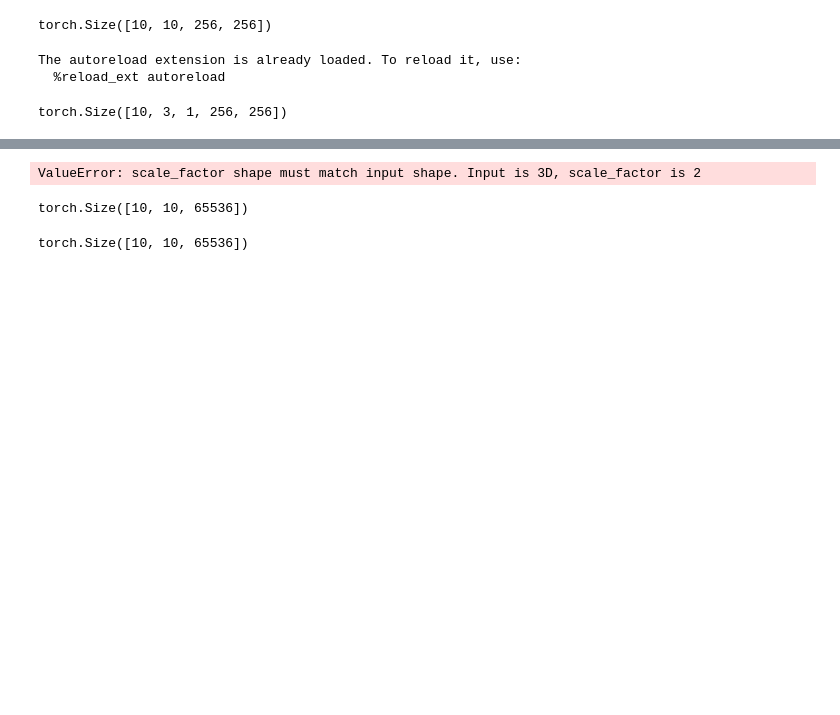
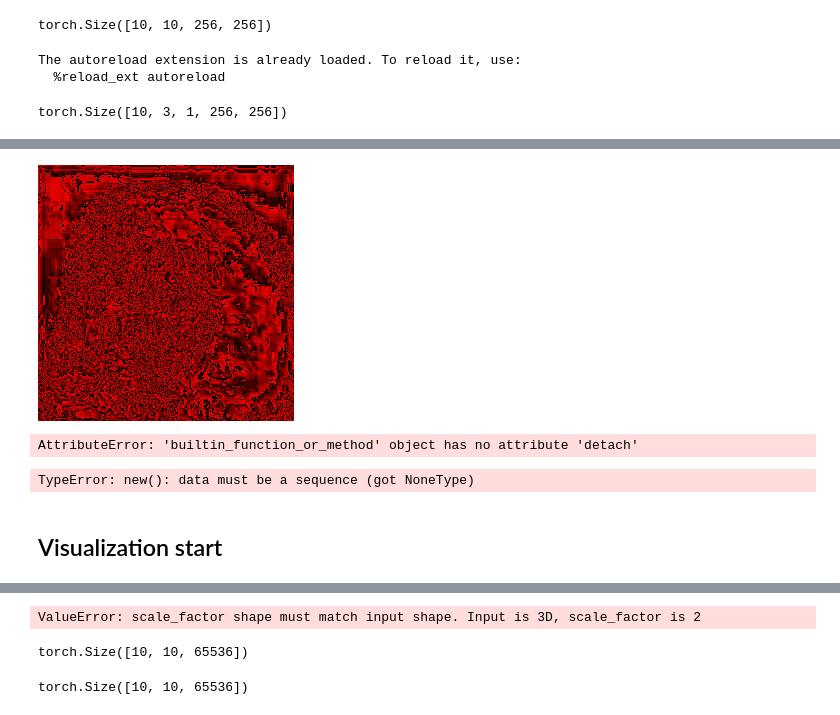
Before and after one commit to puhuk/Research_notes, a Jupyter notebook: Unsupervised_video_generation/Monkey-Net_from_scratch/Untitled.ipynb, the cells around one changed output, grey strips where cells are left out. Cells and saved outputs as stored; diff of their text form; code cells hidden in the pictures; blank space fills up the shorter version.

```diff
--- a/Unsupervised_video_generation/Monkey-Net_from_scratch/Untitled.ipynb
+++ b/Unsupervised_video_generation/Monkey-Net_from_scratch/Untitled.ipynb
@@ -48 +238,23 @@ x = torch.randn([10,3,1, 256,256])
+# %%
+aaa = heatmap_3d[2].unsqueeze(0)
+aaa.shape
+heatmap_tmp = torch.cat((aaa, torch.zeros(2,256,256)))
+h_img = TF.to_pil_image(heatmap_tmp)
+
+h_img
+# %% [output]
+[figure, added]
+# %%
+import numpy as np
+heatmap = torch.tensor.detach().numpy(255*aaa[0])
+cv2.applyColorMap(heatmap, cv2.COLORMAP_JET)
+# %% [output]
+AttributeError: 'builtin_function_or_method' object has no attribute 'detach'
+# %%
+
+img = TF.to_pil_image(torch.Tensor(cv2.imread('../../../../../../../dataset/celebA/img_align_celeba/000001.jpg').resize(256,256)))  # assuming your image in x
+# %% [output]
+TypeError: new(): data must be a sequence (got NoneType)
+# %% [markdown]
+## Visualization start
 # %%
```
Also changed, not shown: parts of 87 cells of this notebook, 2 other files.
